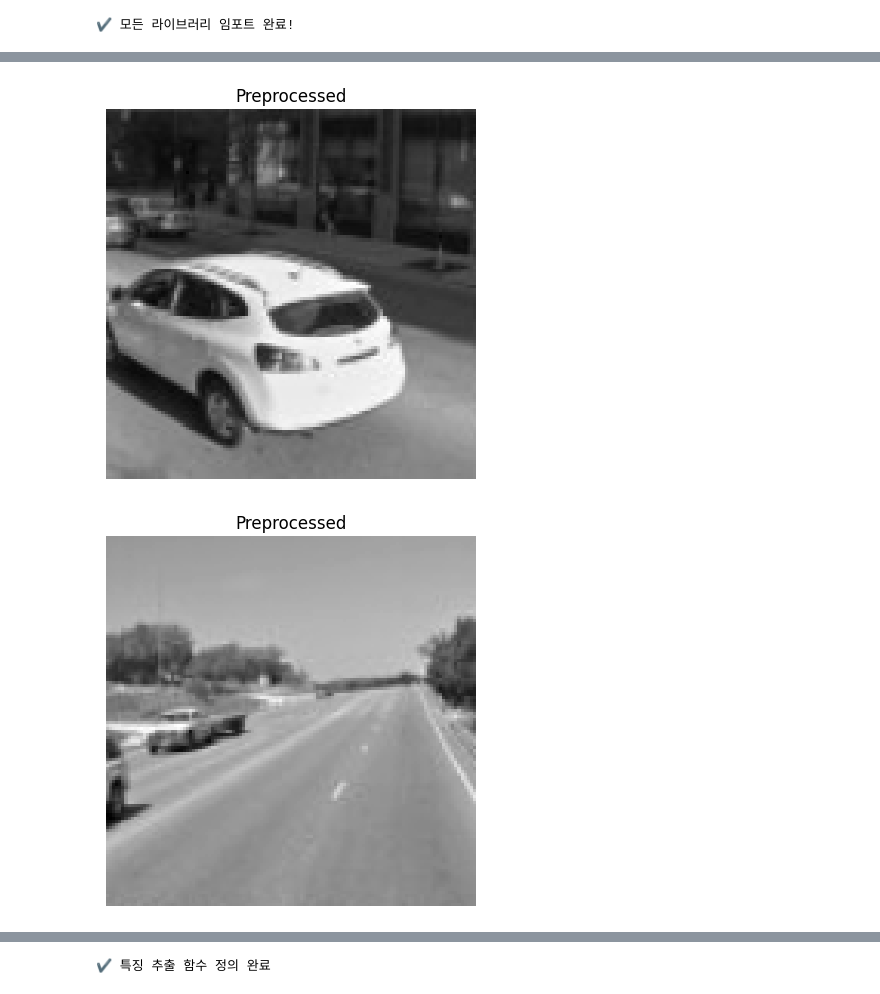
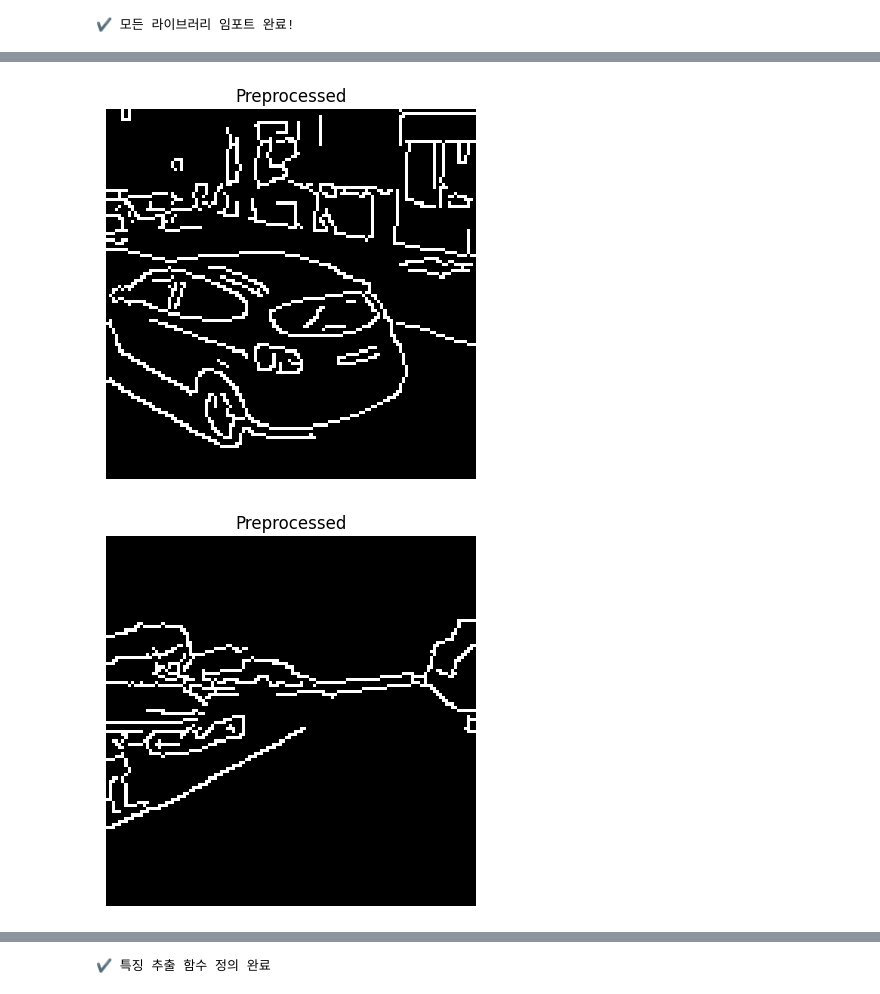
Before and after one commit to youngbin0417/vision_challenge, a Jupyter notebook: hw1v1.ipynb, the cells around one changed output, grey strips where cells are left out. Drawn from its saved outputs; the diff is of its cells as text; code cells hidden in the pictures.

```diff
--- a/hw1v1.ipynb
+++ b/hw1v1.ipynb
@@ -114,6 +114,11 @@ def edge(img_bgr):
     denoised = cv2.fastNlMeansDenoising(blurred, h=10, templateWindowSize=7, searchWindowSize=21)
     edges = cv2.Canny(denoised, 100, 230)
 
+    plt.imshow(edges, cmap='gray')
+
+    plt.title("Preprocessed")
+    plt.axis('off')
+    plt.show()
     return edges  # 항상 (IMG_SIZE, IMG_SIZE)
 
 # 1) 공통: BGR → LAB → CLAHE(L) → BGR (필요 시)
@@ -171,5 +171,5 @@ def checkcol(img_bgr):
 # %%
 tst = "C:/Users/bvb09/.cache/kagglehub/datasets/pre"
 timg = load_images_from_folder(tst)
-timg['processed_image_data'] = [gray(img) for img in tqdm(timg['image_data'], desc="이미지 전처리")]
+timg['processed_image_data'] = [edge(img) for img in tqdm(timg['image_data'], desc="이미지 전처리")]
 # %% [output]
@@ -181,2 +181,2 @@ timg['processed_image_data'] = [gray(img) for img in tqdm(timg['image_data'], de
-[figure, old version]
+[figure, new version]
-[figure, old version]
+[figure, new version]
```
Also changed, not shown: parts of 4 cells of this notebook, 1 other file.
